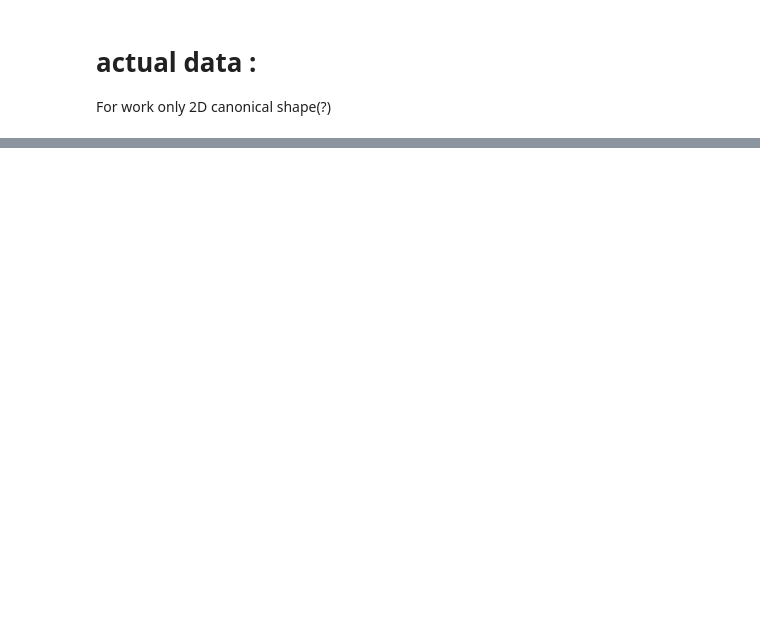
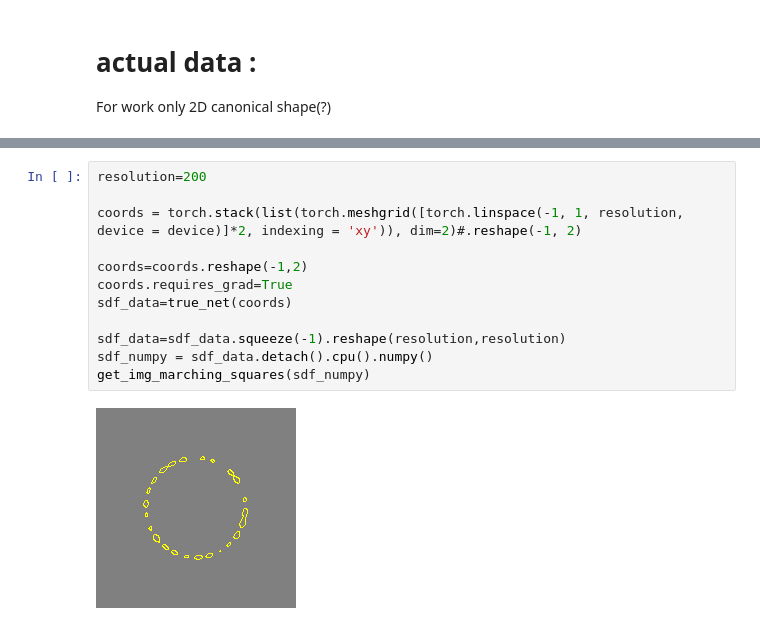
Before and after one commit to gardiens/Noise2NoiseMapping_pytorch, a Jupyter notebook: cleaner_version.ipynb, the cells around one changed output, grey strips where cells are left out. Cells and saved outputs as stored; diff of their text form; blank space fills up the shorter version.

```diff
--- a/cleaner_version.ipynb
+++ b/cleaner_version.ipynb
@@ -777,3 +782,17 @@ TypeError: print_only_once() missing 1 required positional argument: 'msg'
+# %%
+resolution=200
+
+coords = torch.stack(list(torch.meshgrid([torch.linspace(-1, 1, resolution, device = device)]*2, indexing = 'xy')), dim=2)#.reshape(-1, 2)
+
+coords=coords.reshape(-1,2)
+coords.requires_grad=True
+sdf_data=true_net(coords)
+
+sdf_data=sdf_data.squeeze(-1).reshape(resolution,resolution)
+sdf_numpy = sdf_data.detach().cpu().numpy()
+get_img_marching_squares(sdf_numpy)
+# %% [output]
+[figure, added]
 # %%
 net2= torch.load("net_vf_128_3.net")
 display_result(true_net, resolution=200, figsize=(14, 5),title="end prediction of the model")
```
Also changed, not shown: parts of 19 cells of this notebook.
